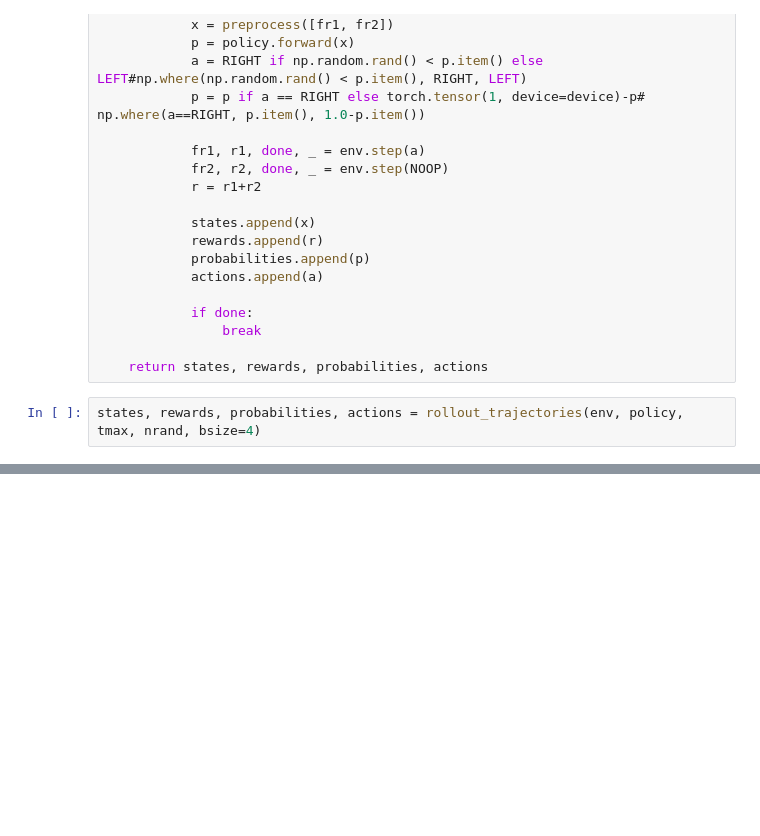
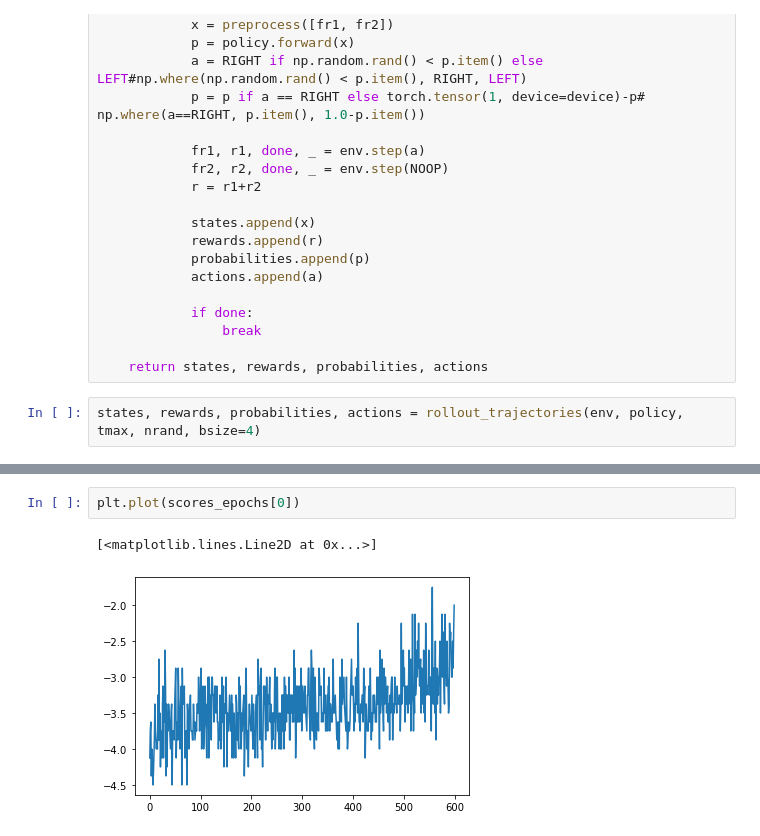
Before and after one commit to andrefmsmith/amsRL_openAIgym, a Jupyter notebook: CodeBlog_PongFromPixels_2.0.ipynb, the cells around one changed output, grey strips where cells are left out. Saved outputs shown, nothing was run; the diff lists cells and outputs as text; blank space fills up the shorter version.

```diff
--- a/CodeBlog_PongFromPixels_2.0.ipynb
+++ b/CodeBlog_PongFromPixels_2.0.ipynb
@@ -177,0 +251,5 @@ torch.stack(probabilities).squeeze().shape
+# %%
+plt.plot(scores_epochs[0])
+# %% [output]
+[<matplotlib.lines.Line2D at 0x...>]
+[figure, added]
```
Also changed, not shown: parts of 13 cells of this notebook.
